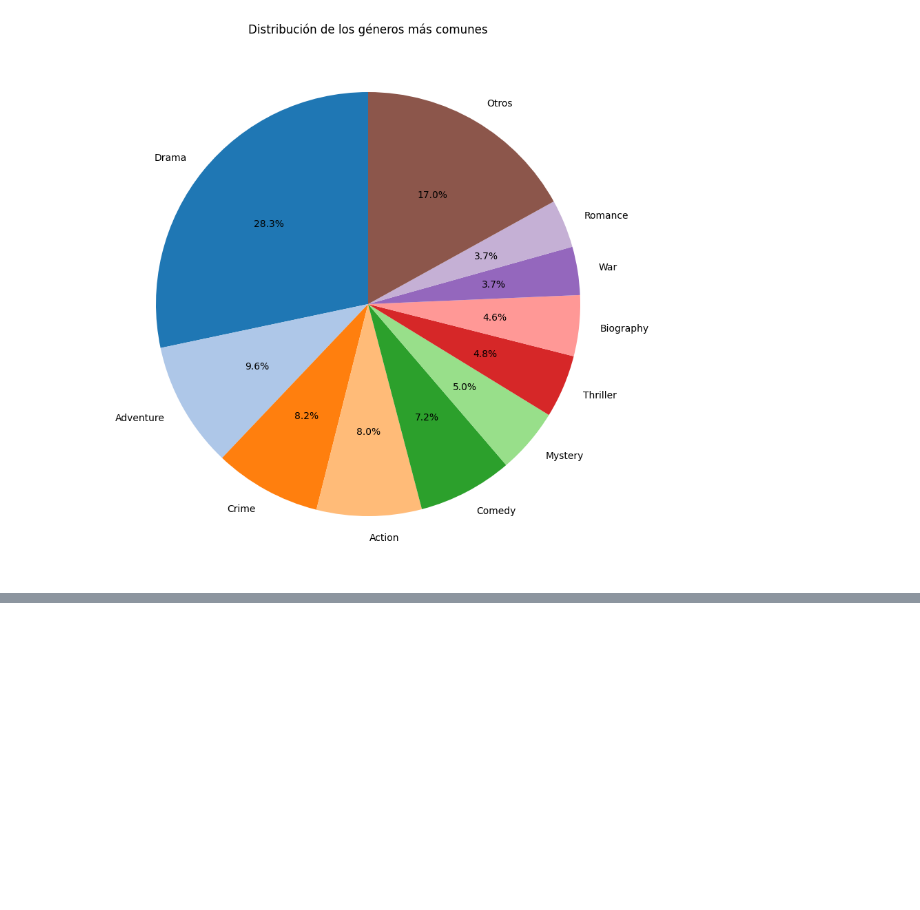
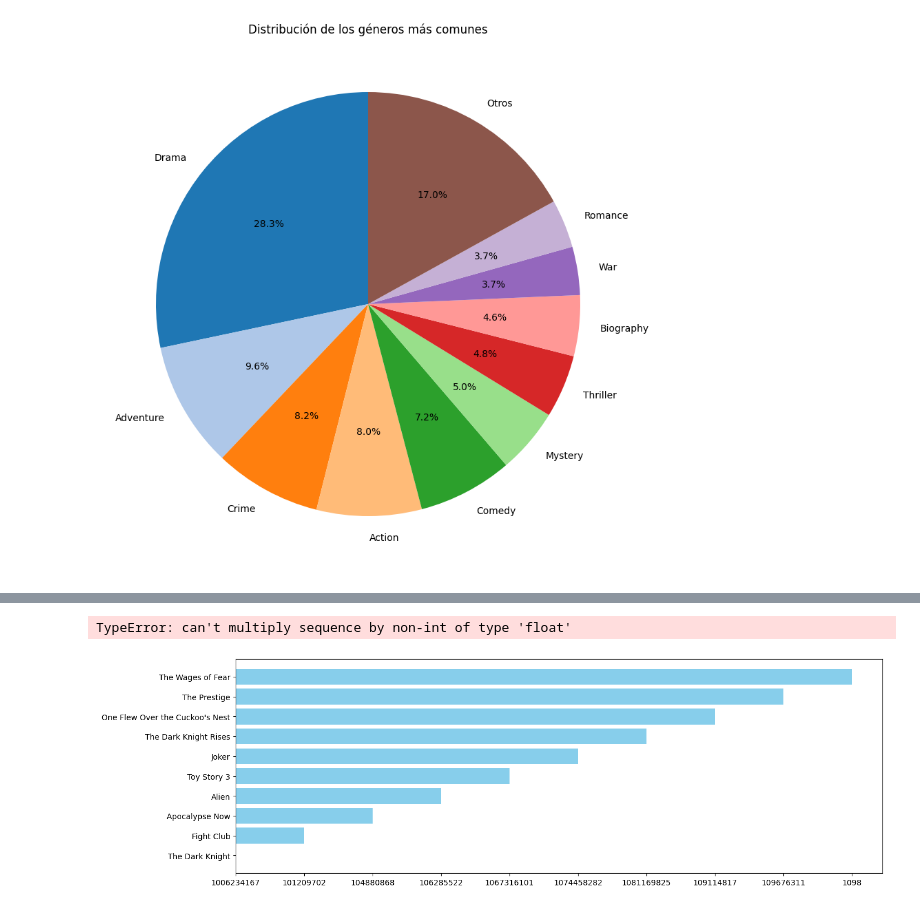
Before and after one commit to juanq348/imdb-top-movies, a Jupyter notebook: scripts/generar_grafico.ipynb, the cells around one changed output, grey strips where cells are left out. Cells and saved outputs as stored; diff of their text form; code cells hidden in the pictures; blank space fills up the shorter version.

Commit message:
Se hicieron un par de gráficos, las columnas budget y box-office tienen algunos valores que dicen 'Not Available', tendriamos que buscar esos valores y cambiarlos manualmente

```diff
--- a/scripts/generar_grafico.ipynb
+++ b/scripts/generar_grafico.ipynb
@@ -36,0 +72,16 @@ plt.show()
+# %%
+taquilla = df.sort_values(by="box_office", ascending=True).head(10)
+
+plt.figure(figsize=(15, 5))
+plt.barh(taquilla['name'], taquilla["box_office"], color = "skyblue")
+
+plt.xlim(0, taquilla["box_office"].max() * 1.1)
+
+plt.title("10 Películas más taquilleras")
+plt.xlabel("Recaudación")
+plt.xticks(rotation = 45)
+plt.ylabel("Películas")
+plt.show()
+# %% [output]
+TypeError: can't multiply sequence by non-int of type 'float'
+[figure, added]
```
Also changed, not shown: parts of 4 cells of this notebook, 1 other file.
